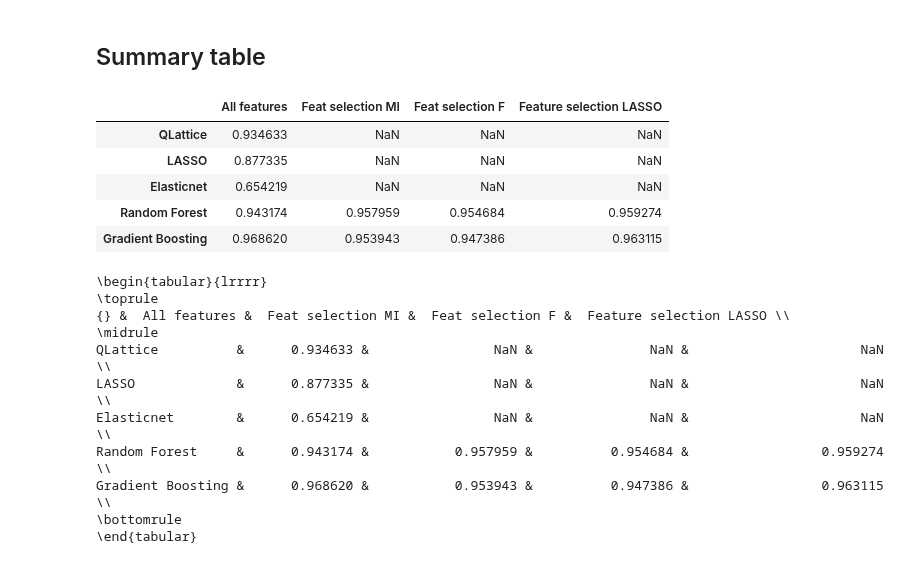
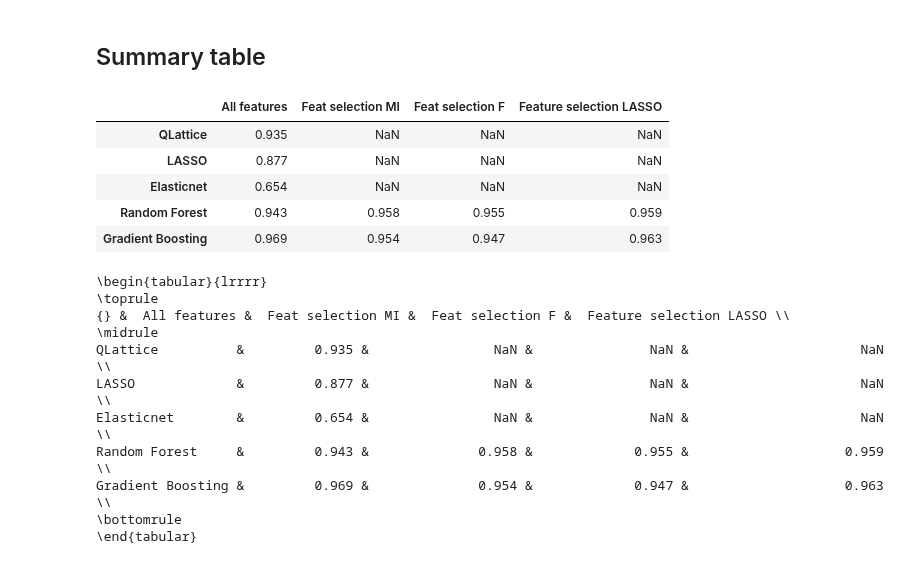
Before and after one commit to abzu-ai/QLattice-clinical-omics, a Jupyter notebook: notebooks/AD_case.ipynb, the cells around one changed output. Saved outputs shown, nothing was run; the diff lists cells and outputs as text; code cells hidden in the pictures.

```diff
--- a/notebooks/AD_case.ipynb
+++ b/notebooks/AD_case.ipynb
@@ -388,32 +388,32 @@ np.mean(results_en)
 # %%
 data = [[results.groupby("fold").first().roc_auc_val.mean(), None, None, None],
         [np.mean(results_lasso), None, None, None],
         [np.mean(results_en), None, None, None],
         [np.mean(results_rf), np.mean(results_rf_mi), np.mean(results_rf_f), np.mean(results_rf_l)],
         [np.mean(results_gb), np.mean(results_gb_mi), np.mean(results_gb_f), np.mean(results_gb_l)]
        ]
 df_bench = pd.DataFrame(data=data,
              index=["QLattice", "LASSO", "Elasticnet", "Random Forest", "Gradient Boosting"],
              columns=["All features", "Feat selection MI", "Feat selection F", "Feature selection LASSO"])
-df_bench
+df_bench.round(3)
 # %% [output]
 |  | All features | Feat selection MI | Feat selection F | Feature selection LASSO |
-| QLattice | 0.934633 | NaN | NaN | NaN |
-| LASSO | 0.877335 | NaN | NaN | NaN |
-| Elasticnet | 0.654219 | NaN | NaN | NaN |
-| Random Forest | 0.943174 | 0.957959 | 0.954684 | 0.959274 |
-| Gradient Boosting | 0.968620 | 0.953943 | 0.947386 | 0.963115 |
+| QLattice | 0.935 | NaN | NaN | NaN |
+| LASSO | 0.877 | NaN | NaN | NaN |
+| Elasticnet | 0.654 | NaN | NaN | NaN |
+| Random Forest | 0.943 | 0.958 | 0.955 | 0.959 |
+| Gradient Boosting | 0.969 | 0.954 | 0.947 | 0.963 |
 # %%
-print(df_bench.to_latex())
+print(df_bench.round(3).to_latex())
 # %% [output]
 \begin{tabular}{lrrrr}
 \toprule
 {} &  All features &  Feat selection MI &  Feat selection F &  Feature selection LASSO \\
 \midrule
-QLattice          &      0.934633 &                NaN &               NaN &                      NaN \\
-LASSO             &      0.877335 &                NaN &               NaN &                      NaN \\
-Elasticnet        &      0.654219 &                NaN &               NaN &                      NaN \\
-Random Forest     &      0.943174 &           0.957959 &          0.954684 &                 0.959274 \\
-Gradient Boosting &      0.968620 &           0.953943 &          0.947386 &                 0.963115 \\
+QLattice          &         0.935 &                NaN &               NaN &                      NaN \\
+LASSO             &         0.877 &                NaN &               NaN &                      NaN \\
+Elasticnet        &         0.654 &                NaN &               NaN &                      NaN \\
+Random Forest     &         0.943 &              0.958 &             0.955 &                    0.959 \\
+Gradient Boosting &         0.969 &              0.954 &             0.947 &                    0.963 \\
 \bottomrule
 \end{tabular}
```
Also changed, not shown: parts of 1 cell of this notebook, 3 other files.
